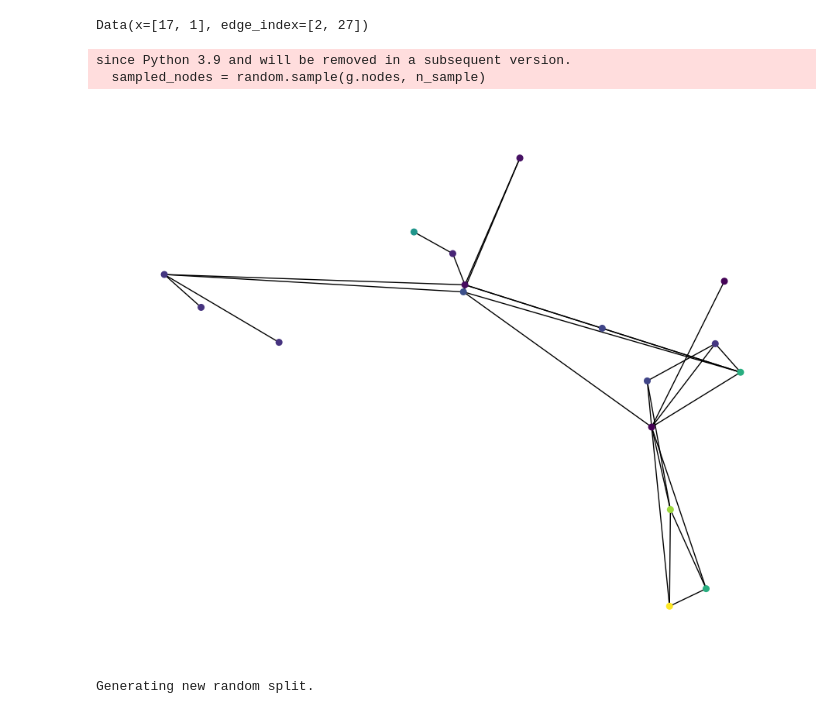
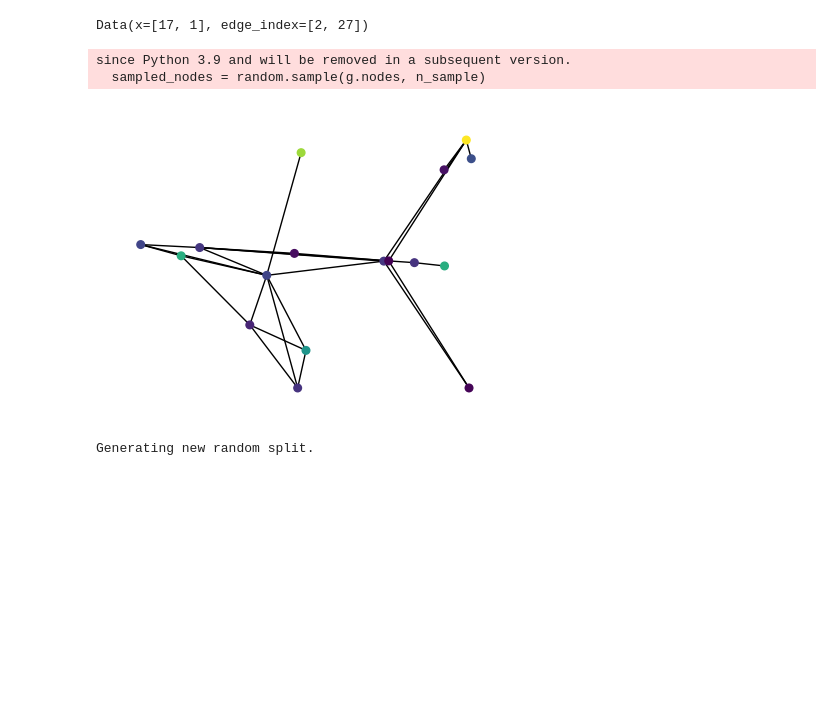
Before and after one commit to ufabc-bcc/srbench-competition-2023-track-2-c-bio-ufpr, a Jupyter notebook: graph_modelling.ipynb, the cells around one changed output. Drawn from its saved outputs; the diff is of its cells as text; code cells hidden in the pictures; blank space fills up the shorter version.

```diff
--- a/graph_modelling.ipynb
+++ b/graph_modelling.ipynb
@@ -101,34 +101,32 @@ Data(x=[17, 1], edge_index=[2, 27])
 # %%
 from torch_geometric.utils import to_networkx
 import networkx as nx
 import random
 import matplotlib.pyplot as plt
 def convert_to_networkx(graph, n_sample=None):
-
     g = to_networkx(graph, node_attrs=["x"])
     y = graph.x.numpy()
 
     if n_sample is not None:
         sampled_nodes = random.sample(g.nodes, n_sample)
         g = g.subgraph(sampled_nodes)
         y = y[sampled_nodes]
 
     return g, y
 
 
 def plot_graph(g, y):
-
-    plt.figure(figsize=(9, 7))
+    plt.figure(figsize=(4, 3))
     nx.draw_spring(g, node_size=30, arrows=False, node_color=y)
     plt.show()
 
 
 g, y = convert_to_networkx(graph, n_sample=17)
 plot_graph(g, y)
 # %% [output]
 since Python 3.9 and will be removed in a subsequent version.
   sampled_nodes = random.sample(g.nodes, n_sample)
-[figure, old version]
+[figure, new version]
 # %%
 class RandomNodeSplitter:
     def __init__(self, train_val_test_ratio = [0.8, 0.1, 0.1]):
```
Also changed, not shown: parts of 2 cells of this notebook.
